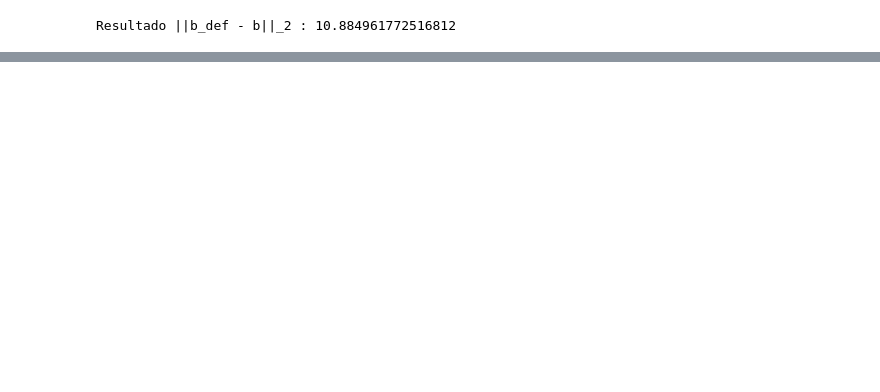
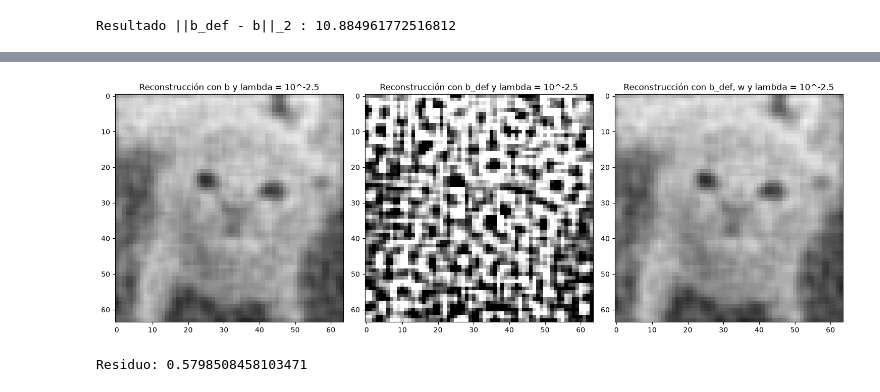
Before and after one commit to Sofiiahh/tarea-calculo-ds, a Jupyter notebook: Pregunta-1/P1-desarrollo.ipynb, the cells around one changed output, grey strips where cells are left out. Saved outputs shown, nothing was run; the diff lists cells and outputs as text; code cells hidden in the pictures; blank space fills up the shorter version.

```diff
--- a/Pregunta-1/P1-desarrollo.ipynb
+++ b/Pregunta-1/P1-desarrollo.ipynb
@@ -184,0 +188,8 @@ Resultado ||b_def - b||_2 : 10.884961772516812
+# %%
+# Comprobamos
+diferencia_pixeles = vector_b_def - vector_b
+total_pixeles = 0
+for i in range(len(vector_b)):
+    if diferencia_pixeles[i] != 0:
+        total_pixeles += 1
+print(f"Total de pixeles dañados: {total_pixeles}")
@@ -184,0 +198,4 @@ Resultado ||b_def - b||_2 : 10.884961772516812
+# %%
+vector_w = (diferencia_pixeles == 0).astype(int)  # 0 si el pixel esta dañado, 1 si no
+
+print(np.sum(vector_w))  # Total de pixeles no dañados
@@ -184,0 +216,31 @@ Resultado ||b_def - b||_2 : 10.884961772516812
+# %%
+matriz_w = np.diag(vector_w)
+AtWA = matriz_a.T @ matriz_w @ matriz_a
+
+# Usamos el valor de lambda que aparece en el enunciado para la d
+matriz_sistema_bonus = AtWA + (10**-2.5) * matriz_identidad
+
+vector_b_bonus = matriz_a.T @ matriz_w @ vector_b_def
+
+# Resolvemos el sistema
+solucion_bonus = np.linalg.solve(matriz_sistema_bonus, vector_b_bonus)
+# %%
+# Graficamos y comparamos con la reconstrucción con b, b_def y lambda = 10^-2.5
+fig, ax = plt.subplots(1, 3, figsize=(15, 5))
+
+ax[0].imshow(resultados[1].reshape(64, 64), cmap="gray", vmin=0, vmax=1)
+ax[0].set_title("Reconstrucción con b y lambda = 10^-2.5")
+ax[1].imshow(solucion_def.reshape(64, 64), cmap="gray", vmin=0, vmax=1)
+ax[1].set_title("Reconstrucción con b_def y lambda = 10^-2.5")
+ax[2].imshow(solucion_bonus.reshape(64, 64), cmap="gray", vmin=0, vmax=1)
+ax[2].set_title("Reconstrucción con b_def, w y lambda = 10^-2.5")
+plt.tight_layout()
+plt.show()
+# %% [output]
+[figure, added]
+# %%
+# Revisamos el residuo solo con los pixeles no dañados
+residuo_bonus =np.linalg.norm(vector_w * (matriz_a @ solucion_bonus - vector_b_def))
+print(f"Residuo: {residuo_bonus}")
+# %% [output]
+Residuo: 0.5798508458103471
```
Also changed, not shown: parts of 5 cells of this notebook.
